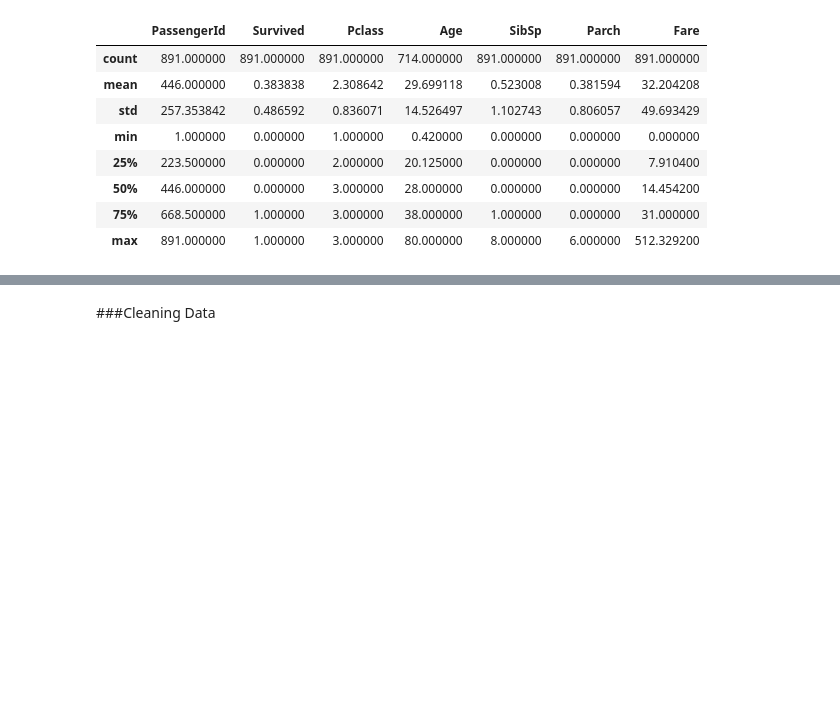
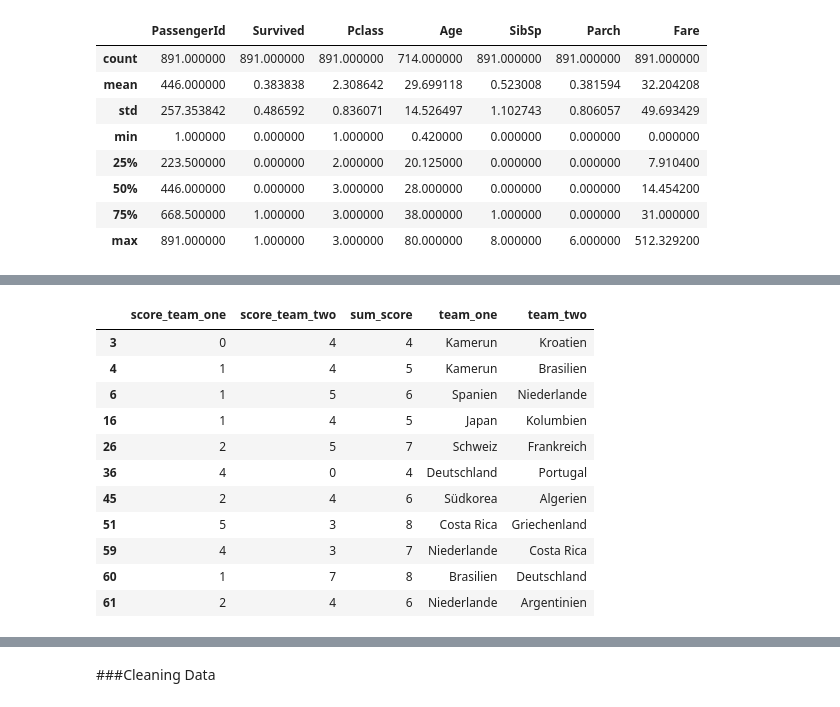
Before and after one commit to vladimirdubal/DAT_SF_16, a Jupyter notebook: labs/lab_03_VCopy2.ipynb, the cells around one changed output, grey strips where cells are left out. Cells and saved outputs as stored; diff of their text form; code cells hidden in the pictures; blank space fills up the shorter version.

```diff
--- a/labs/lab_03.ipynb
+++ b/labs/lab_03_VCopy2.ipynb
@@ -269,6 +418,21 @@ data[(data.Age==11)&(data.SibSp==5)]
 # %% [output]
 |  | PassengerId | Survived | Pclass | Name | Sex | Age | SibSp | Parch | Ticket | Fare | ... |
 | 59 | 60 | 0 | 3 | Goodwin, Master. William Frederick | male | 11 | 5 | 2 | CA 2144 | 46.9 | ... |
+# %%
+games[(games.score_team_one > 3) | (games.score_team_two > 3)]
+# %% [output]
+|  | score_team_one | score_team_two | sum_score | team_one | team_two |
+| 3 | 0 | 4 | 4 | Kamerun | Kroatien |
+| 4 | 1 | 4 | 5 | Kamerun | Brasilien |
+| 6 | 1 | 5 | 6 | Spanien | Niederlande |
+| 16 | 1 | 4 | 5 | Japan | Kolumbien |
+| 26 | 2 | 5 | 7 | Schweiz | Frankreich |
+| 36 | 4 | 0 | 4 | Deutschland | Portugal |
+| 45 | 2 | 4 | 6 | Südkorea | Algerien |
+| 51 | 5 | 3 | 8 | Costa Rica | Griechenland |
+| 59 | 4 | 3 | 7 | Niederlande | Costa Rica |
+| 60 | 1 | 7 | 8 | Brasilien | Deutschland |
+| 61 | 2 | 4 | 6 | Niederlande | Argentinien |
 # %%
 data[(data.Age==11)|(data.SibSp==5)]
 # %% [output]
```
Also changed, not shown: parts of 46 cells of this notebook, 11 other files.
